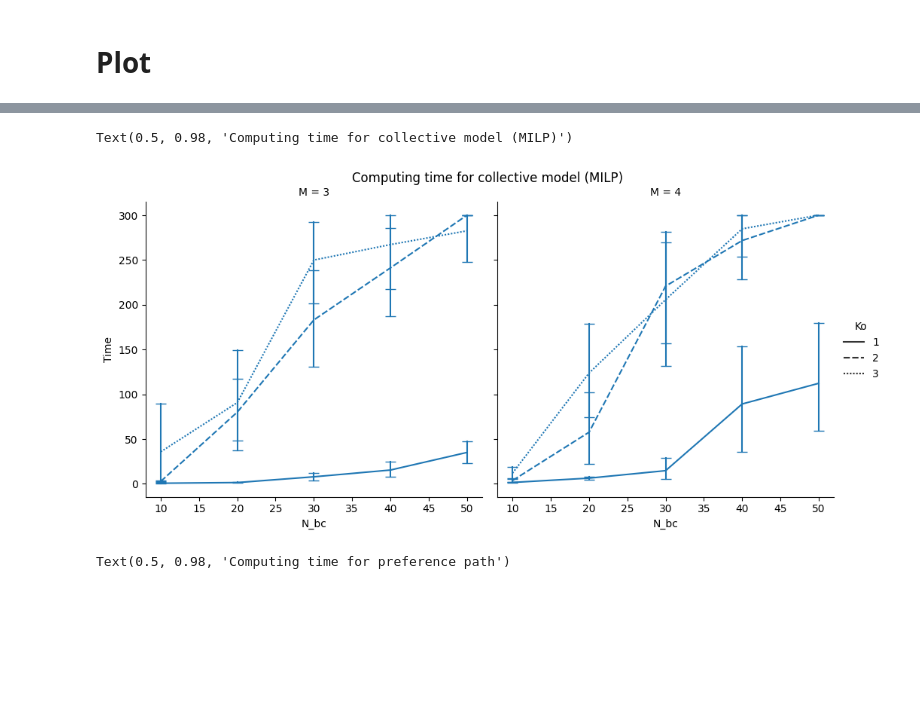
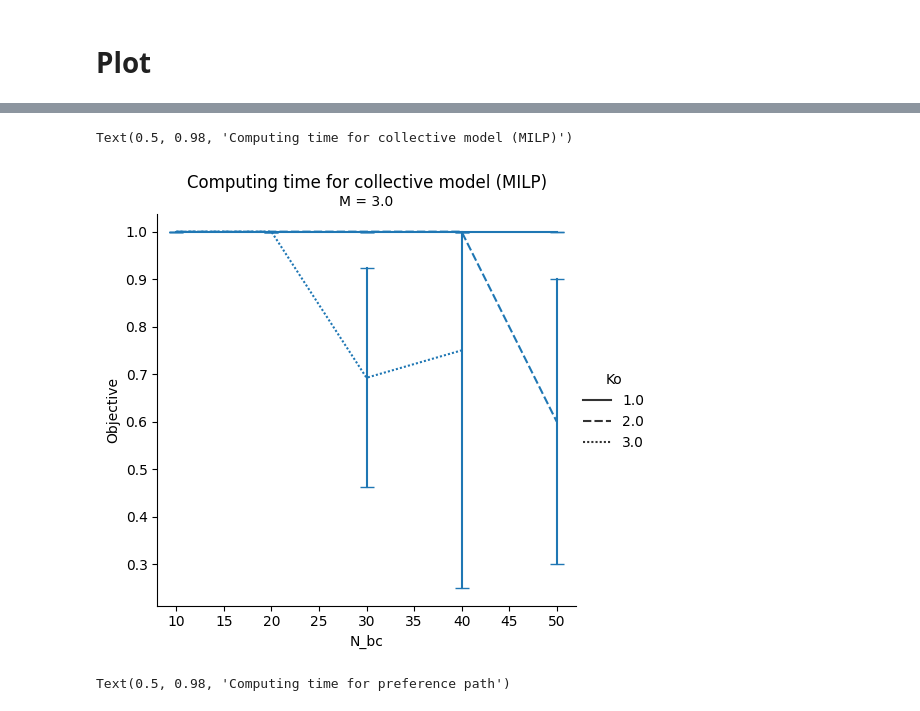
Before and after one commit to yjourdin/these, a Jupyter notebook: plot_results_time_per_it_bis.ipynb, the cells around one changed output, grey strips where cells are left out. Drawn from its saved outputs; the diff is of its cells as text; code cells hidden in the pictures; blank space fills up the shorter version.

```diff
--- a/plot_results_time_per_it_bis.ipynb
+++ b/plot_results_time_per_it_bis.ipynb
@@ -81,6 +81,11 @@ df["Accept"] = np.array(["Conservative", "Tolerant"])[df["Group"] % 2]
 df["Changes_Prop"] = df["Changes"] / (df["N_bc"] * df["Group_size"])
 
 df_collective["Objective_Prop"] = df_collective["Objective"] / df_collective["N_bc"]
+# %%
+from math import inf
+
+
+df_collective.loc[df_collective["Objective"] == inf, "Time"] = 600
 # %% [markdown]
 # Filter
 # %%
@@ -285,18 +292,18 @@ Text(0.5, 0.98, 'Proportion of instances reaching compromise')
 # %%
 g = sns.relplot(
-    df_collective,
+    df_collective[df_collective["It"] == 1],
     x="N_bc",
-    y="Time",
+    y=df_collective["Objective"] < inf,
     # row="Group_size",
     col="M",
     style="Ko",
     kind="line",
     errorbar=("ci", 95),
     err_style="bars",
     err_kws={"capsize": 5},
 )
 g.figure.subplots_adjust(top=0.9)
 g.figure.suptitle("Computing time for collective model (MILP)")
 # %% [output]
 Text(0.5, 0.98, 'Computing time for collective model (MILP)')
-[figure, old version]
+[figure, new version]
```
Also changed, not shown: parts of 7 cells of this notebook, 3 other files.
